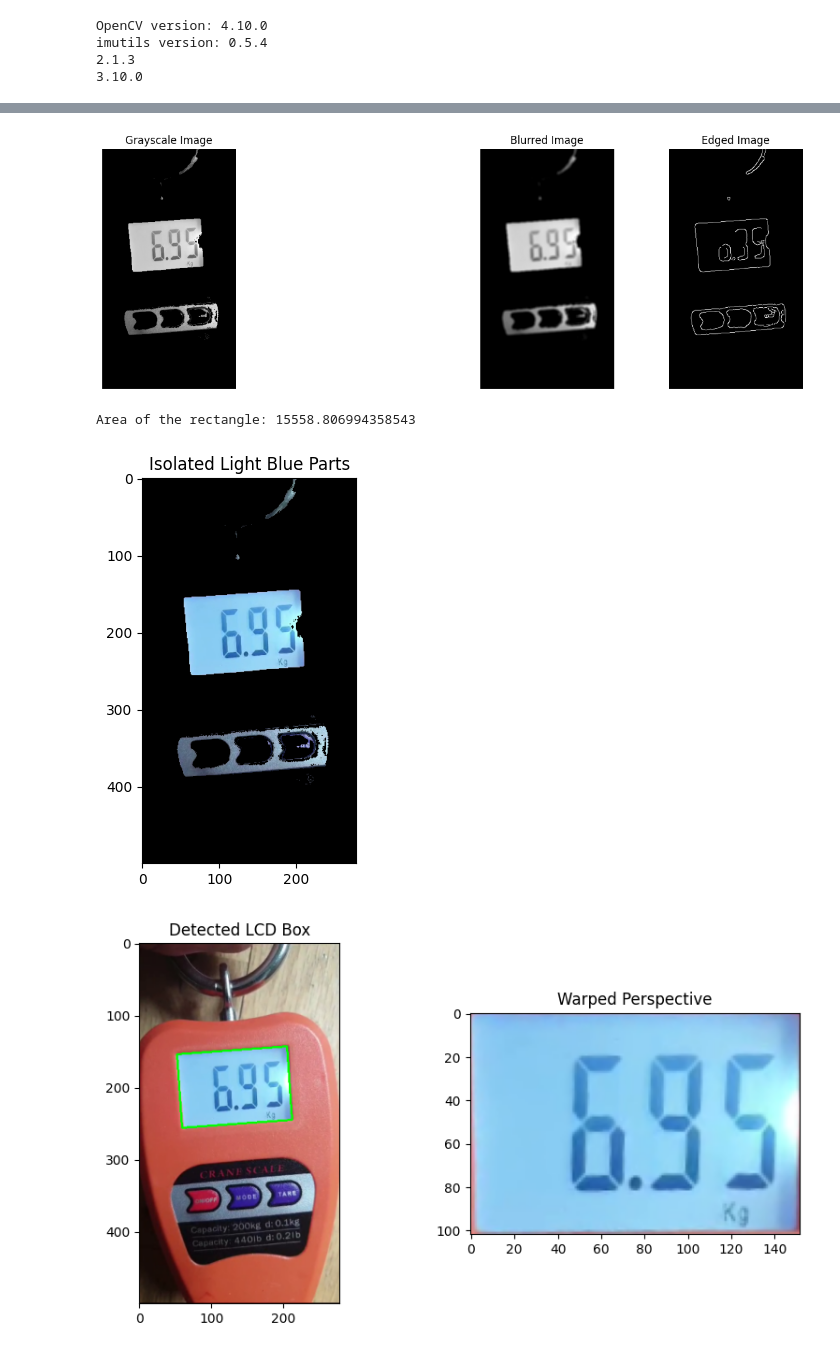
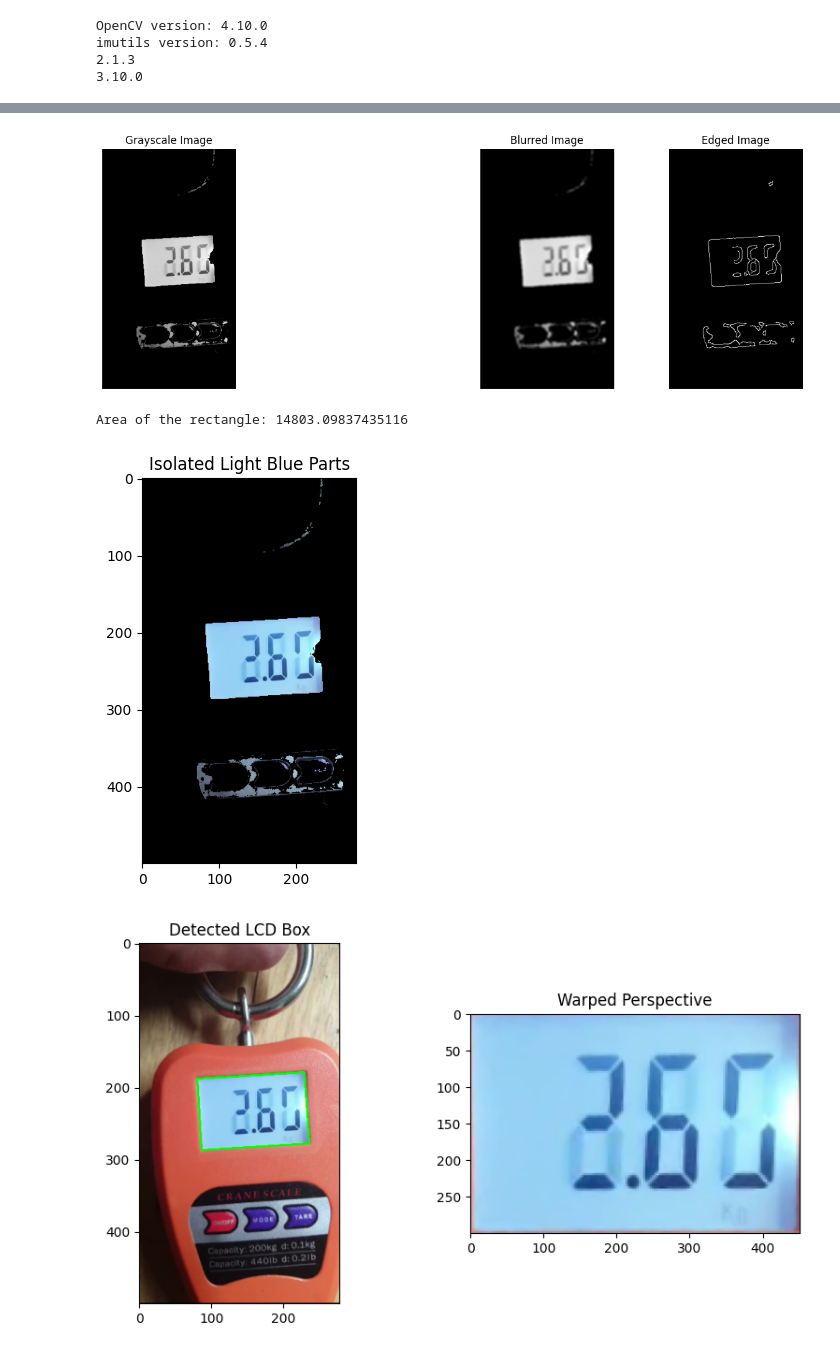
Before and after one commit to lorenzougolini/dynamometer, a Jupyter notebook: image processing.ipynb, the cells around one changed output, grey strips where cells are left out. Saved outputs shown, nothing was run; the diff lists cells and outputs as text; code cells hidden in the pictures.

```diff
--- a/image processing.ipynb
+++ b/image processing.ipynb
@@ -19,7 +19,7 @@ imutils version: 0.5.4
 2.1.3
 3.10.0
 # %%
-vidcap = cv2.VideoCapture("new_dyn.mp4")
+vidcap = cv2.VideoCapture("./new_dyn.mp4")
 totalFrames = vidcap.get(cv2.CAP_PROP_FRAME_COUNT)
 randomFrameNumber = random.randint(0, int(totalFrames))
 vidcap.set(cv2.CAP_PROP_POS_FRAMES, randomFrameNumber)
@@ -76,7 +78,7 @@ for ax in axs:
 plt.show()
 # plt.imshow(edged)
 # %% [output]
-[figure, old version]
+[figure, new version]
 # %%
 # Convert image to grayscale
 gray = cv2.cvtColor(isolated_blue, cv2.COLOR_BGR2GRAY)
@@ -122,34 +124,34 @@ def order_points(pts):
     rect[1] = pts[np.argmin(diff)]  # Top-right
     rect[3] = pts[np.argmax(diff)]  # Bottom-left
 
     return rect
 
 ordered_box = order_points(box)
 
 # Compute the new width and height of the transformed image
 width = int(max(np.linalg.norm(ordered_box[0] - ordered_box[1]), np.linalg.norm(ordered_box[2] - ordered_box[3])))
 height = int(max(np.linalg.norm(ordered_box[0] - ordered_box[3]), np.linalg.norm(ordered_box[1] - ordered_box[2])))
 
 # Destination points for the perspective transform
 dst = np.array([[0, 0], [width - 1, 0], [width - 1, height - 1], [0, height - 1]], dtype="float32")
 
 # Compute the perspective transform matrix
 M = cv2.getPerspectiveTransform(ordered_box, dst)
 
 # Warp the image
-warped = cv2.warpPerspective(img, M, (width, height))
+warped = imutils.resize(cv2.warpPerspective(img, M, (width, height)), height=300)
 
 # Show the result
 plt.figure(figsize=(10, 5))
 plt.subplot(1, 2, 1)
 plt.imshow(cv2.drawContours(img.copy(), [box.astype(int)], -1, (0, 255, 0), 2))
 plt.title("Detected LCD Box")
 
 plt.subplot(1, 2, 2)
 plt.imshow(warped, cmap="gray")
 plt.title("Warped Perspective")
 plt.show()
 # %% [output]
-Area of the rectangle: 15558.806994358543
+Area of the rectangle: 14803.09837435116
-[figure, old version]
+[figure, new version]
-[figure, old version]
+[figure, new version]
```
Also changed, not shown: parts of 5 cells of this notebook, 1 other file.
